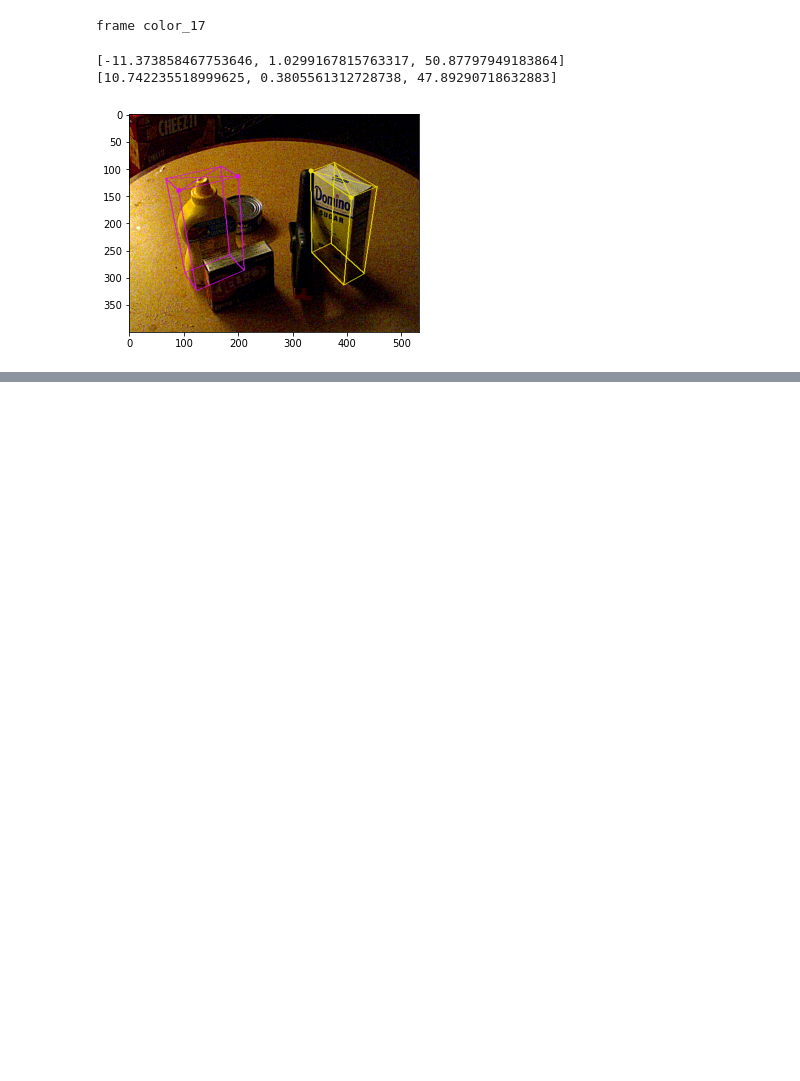
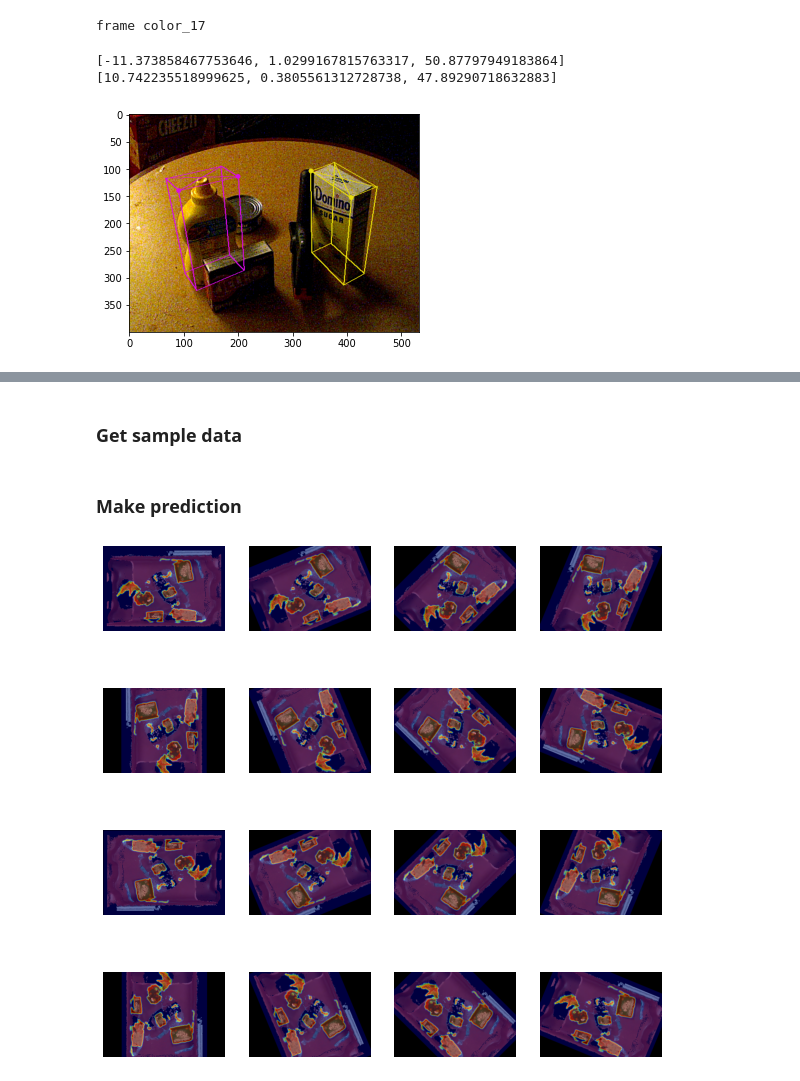
Before and after one commit to ARG-NCTU/handover_grasping, a Jupyter notebook: 01_model.ipynb, the cells around one changed output, grey strips where cells are left out. Saved outputs shown, nothing was run; the diff lists cells and outputs as text; code cells hidden in the pictures; blank space fills up the shorter version.

Commit message:
add Andy zeng alg

```diff
--- a/01_model.ipynb
+++ b/01_model.ipynb
@@ -966,0 +1024,3 @@ frame color_17
+# %%
+dataset = parallel_jaw_based_grasping_dataset('/home/arg/handover_grasping/parallel-jaw-grasping-dataset/data', use_zeng=True)
+dataloader = DataLoader(dataset, batch_size = 1, shuffle = False, num_workers = 1)
@@ -966,0 +1029,5 @@ frame color_17
+# %%
+net = ConvNet(3)
+net = net.cuda()
+net.load_state_dict(torch.load('/home/arg/handover_grasping/baseline-graspnet.pth'))
+net.eval()
@@ -966,0 +1052,43 @@ frame color_17
+# %% [markdown]
+### Get sample data
+# %%
+batch = next(iter(dataloader))
+
+# RGB and Depth image list, each contain 16 images
+colors = batch['color']
+depths = batch['depth']
+
+colors_origin = batch['color_origin']
+depths_origin = batch['depth_origin']
+# %% [markdown]
+### Make prediction
+# %%
+aff_list = []
+value_list = []
+for i in range(16):
+    color = colors[i].cuda()
+    depth = depths[i].cuda()
+
+    with torch.no_grad():
+        predict = net.forward(color, depth)
+
+    value = torch.max(predict[0,2])
+
+    affordanceMap, x, y = get_affordancemap(predict, depths_origin[0][0].numpy(), True)
+
+    color = colors_origin[i][0].numpy().astype('uint8')
+
+    center = (int(color.shape[1]/2), int(color.shape[0]/2))
+    M = cv2.getRotationMatrix2D(center, i*22.5, 1.0)
+    affordanceMap = cv2.warpAffine(affordanceMap, M, (color.shape[1], color.shape[0]))
+
+
+    value_list.append(value.detach().cpu().numpy())
+
+    Combine = cv2.addWeighted(color,0.5,affordanceMap, 0.5,0)
+
+    aff_list.append(Combine[:,:,[2,1,0]])
+
+Image_table(4,4,aff_list)
+# %% [output]
+[figure, added]
```
Also changed, not shown: parts of 8 cells of this notebook, 2 other files.
